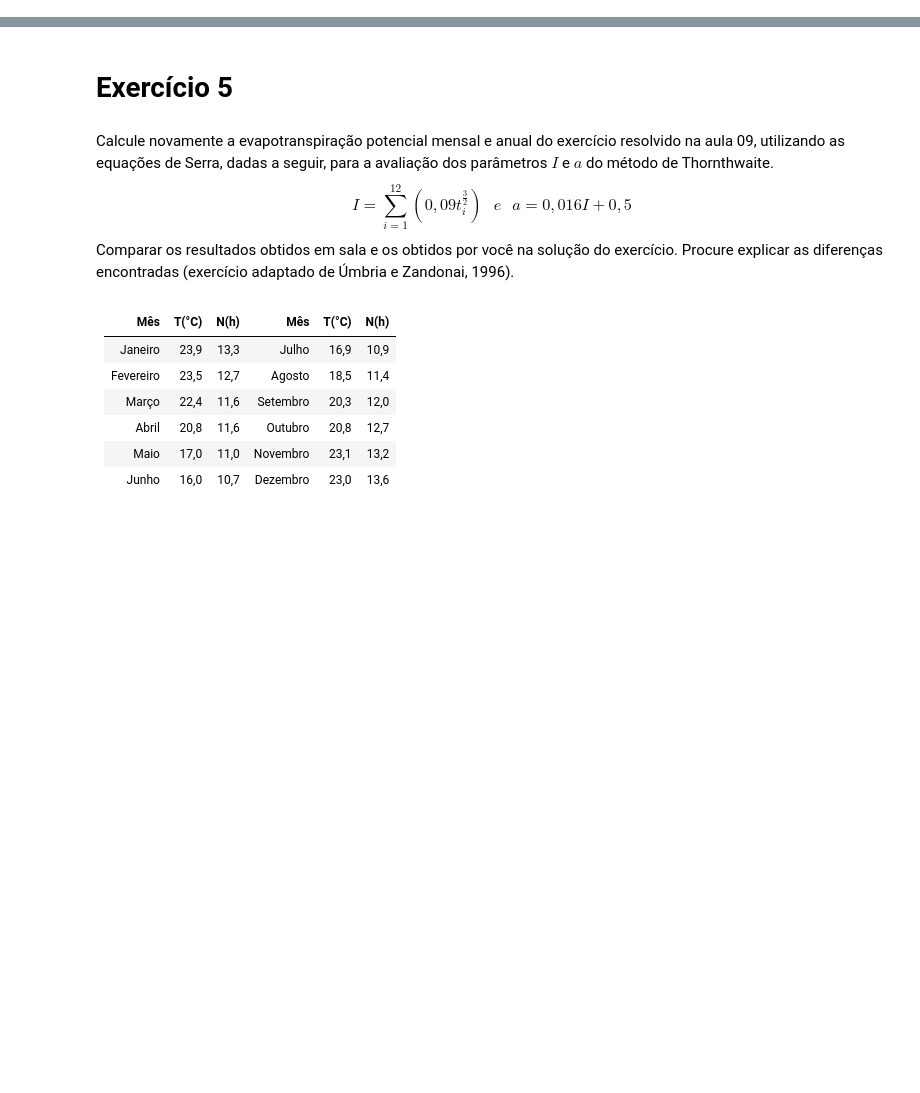
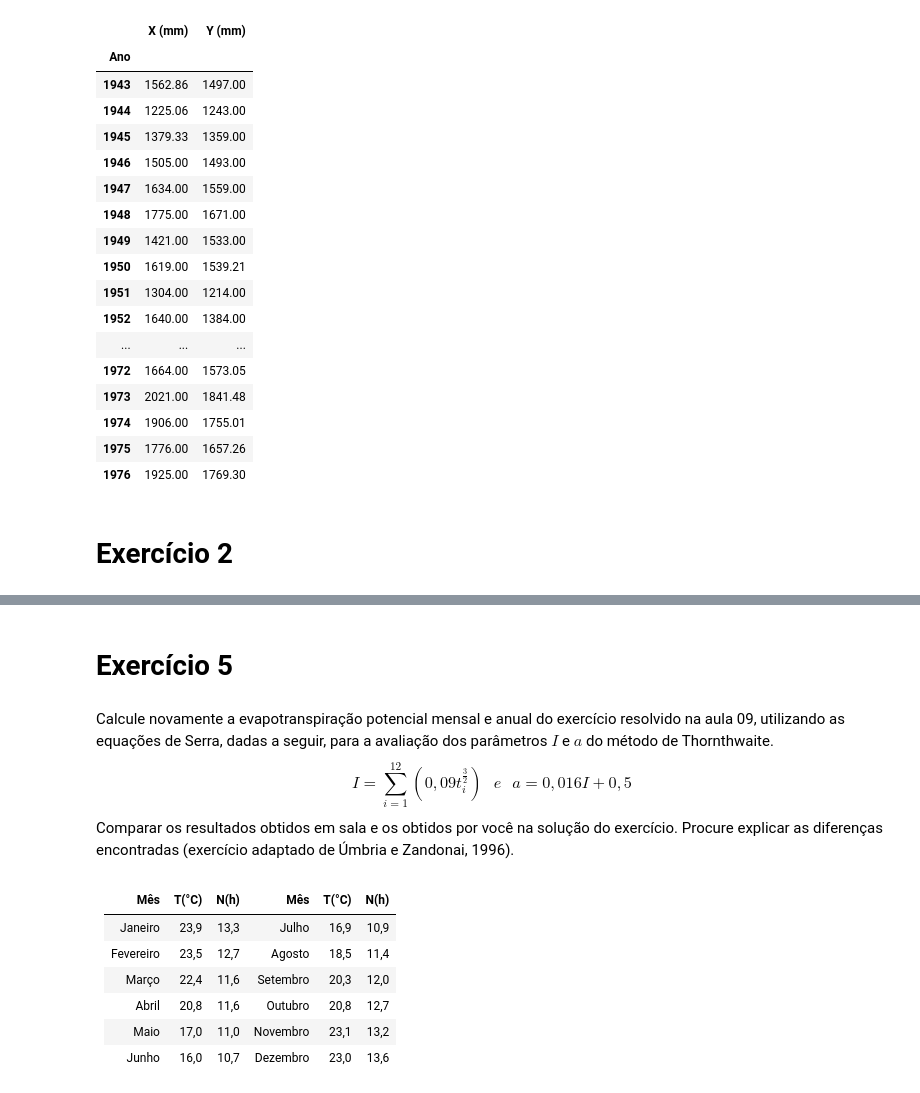
Before and after one commit to rqaita/hydrology, a Jupyter notebook: l_02.ipynb, the cells around one changed output, grey strips where cells are left out. Drawn from its saved outputs; the diff is of its cells as text; code cells hidden in the pictures; blank space fills up the shorter version.

Commit message:
Exercício 1 implementado

```diff
--- a/l_02.ipynb
+++ b/l_02.ipynb
@@ -7,0 +112,29 @@ import hydrology as hydro
+# %%
+e_01_data_filled = e_01_data.copy()
+# %%
+e_01_data_filled.update(e_01_falha_x)
+e_01_data_filled.update(e_01_falha_y)
+# %%
+del xx, yy, reg
+e_01_data_filled.round(2)
+# %% [output]
+|  | X (mm) | Y (mm) |
+| Ano |  |  |
+| 1943 | 1562.86 | 1497.00 |
+| 1944 | 1225.06 | 1243.00 |
+| 1945 | 1379.33 | 1359.00 |
+| 1946 | 1505.00 | 1493.00 |
+| 1947 | 1634.00 | 1559.00 |
+| 1948 | 1775.00 | 1671.00 |
+| 1949 | 1421.00 | 1533.00 |
+| 1950 | 1619.00 | 1539.21 |
+| 1951 | 1304.00 | 1214.00 |
+| 1952 | 1640.00 | 1384.00 |
+| ... | ... | ... |
+| 1972 | 1664.00 | 1573.05 |
+| 1973 | 2021.00 | 1841.48 |
+| 1974 | 1906.00 | 1755.01 |
+| 1975 | 1776.00 | 1657.26 |
+| 1976 | 1925.00 | 1769.30 |
+# %% [markdown]
+# Exercício 2
```
Also changed, not shown: parts of 35 cells of this notebook, 1 other file.
